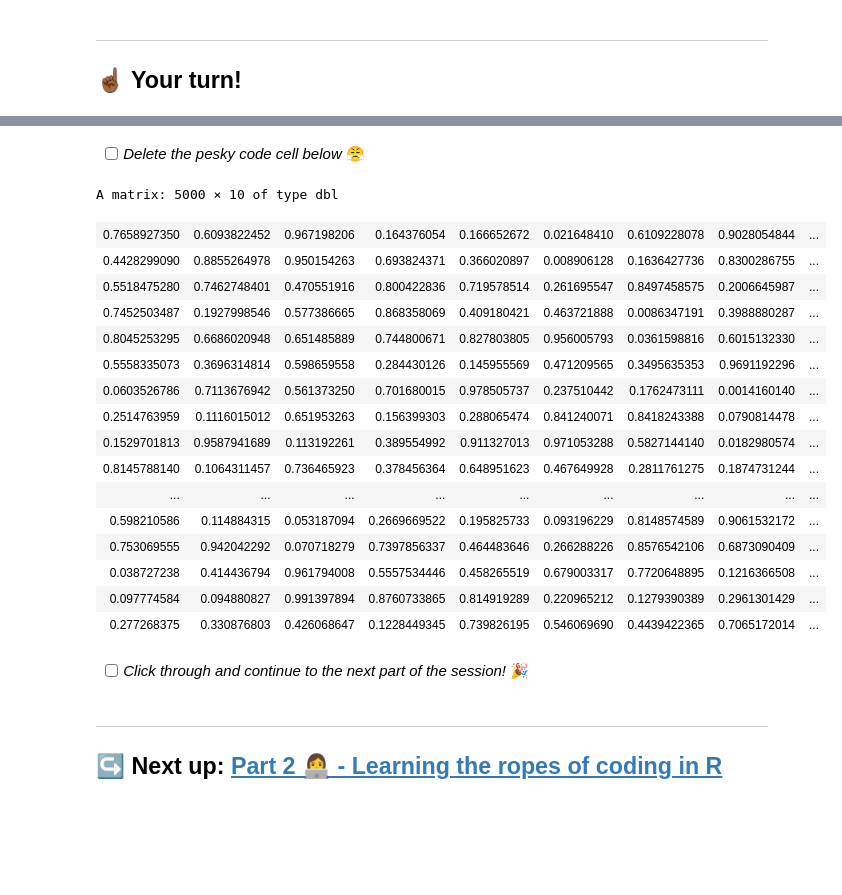
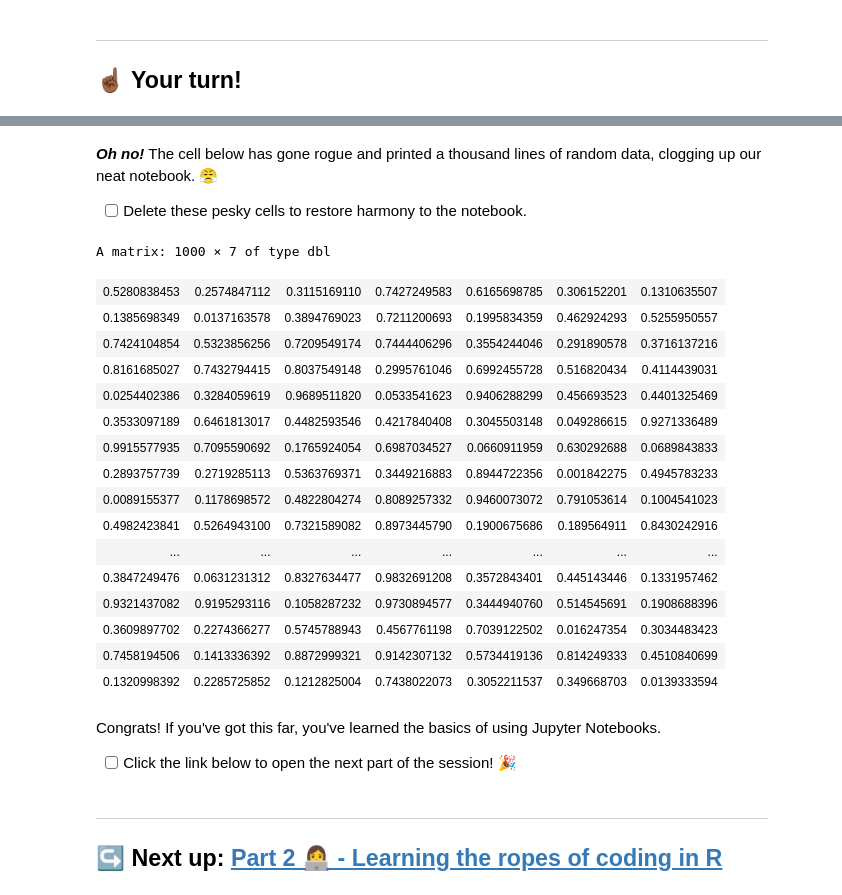
Before and after one commit to ABS-Neural-Nets-Tutorial/Intro-To-Neural-Networks, a Jupyter notebook: notebooks/1_Navigating_Notebooks.ipynb, the cells around one changed output, grey strips where cells are left out. Cells and saved outputs as stored; diff of their text form; code cells hidden in the pictures; blank space fills up the shorter version.

Commit message:
More detail added to parts 0, 1 and 4

```diff
--- a/notebooks/1_Navigating_Notebooks.ipynb
+++ b/notebooks/1_Navigating_Notebooks.ipynb
@@ -130,28 +152,31 @@ ggplot(data = df, aes(x, y)) +
 # %% [markdown]
-- [ ] *Delete the pesky code cell below* 😤
+***Oh no!*** The cell below has gone rogue and printed a thousand lines of random data, clogging up our neat notebook. 😤
+- [ ]  Delete these pesky cells to restore harmony to the notebook.
 # %%
-options(repr.matrix.max.rows = 500)
-matrix(runif(50000), nrow = 5000)
+options(repr.matrix.max.rows = 1000)
+matrix(runif(1000*7), nrow = 1000)
 # %% [output]
-A matrix: 5000 × 10 of type dbl
+A matrix: 1000 × 7 of type dbl
-| 0.7658927350 | 0.6093822452 | 0.967198206 | 0.164376054 | 0.166652672 | 0.021648410 | 0.6109228078 | 0.9028054844 | ... |
-| 0.4428299090 | 0.8855264978 | 0.950154263 | 0.693824371 | 0.366020897 | 0.008906128 | 0.1636427736 | 0.8300286755 | ... |
-| 0.5518475280 | 0.7462748401 | 0.470551916 | 0.800422836 | 0.719578514 | 0.261695547 | 0.8497458575 | 0.2006645987 | ... |
-| 0.7452503487 | 0.1927998546 | 0.577386665 | 0.868358069 | 0.409180421 | 0.463721888 | 0.0086347191 | 0.3988880287 | ... |
-| 0.8045253295 | 0.6686020948 | 0.651485889 | 0.744800671 | 0.827803805 | 0.956005793 | 0.0361598816 | 0.6015132330 | ... |
-| 0.5558335073 | 0.3696314814 | 0.598659558 | 0.284430126 | 0.145955569 | 0.471209565 | 0.3495635353 | 0.9691192296 | ... |
-| 0.0603526786 | 0.7113676942 | 0.561373250 | 0.701680015 | 0.978505737 | 0.237510442 | 0.1762473111 | 0.0014160140 | ... |
-| 0.2514763959 | 0.1116015012 | 0.651953263 | 0.156399303 | 0.288065474 | 0.841240071 | 0.8418243388 | 0.0790814478 | ... |
-| 0.1529701813 | 0.9587941689 | 0.113192261 | 0.389554992 | 0.911327013 | 0.971053288 | 0.5827144140 | 0.0182980574 | ... |
-| 0.8145788140 | 0.1064311457 | 0.736465923 | 0.378456364 | 0.648951623 | 0.467649928 | 0.2811761275 | 0.1874731244 | ... |
-| ... | ... | ... | ... | ... | ... | ... | ... | ... |
-| 0.598210586 | 0.114884315 | 0.053187094 | 0.2669669522 | 0.195825733 | 0.093196229 | 0.8148574589 | 0.9061532172 | ... |
-| 0.753069555 | 0.942042292 | 0.070718279 | 0.7397856337 | 0.464483646 | 0.266288226 | 0.8576542106 | 0.6873090409 | ... |
-| 0.038727238 | 0.414436794 | 0.961794008 | 0.5557534446 | 0.458265519 | 0.679003317 | 0.7720648895 | 0.1216366508 | ... |
-| 0.097774584 | 0.094880827 | 0.991397894 | 0.8760733865 | 0.814919289 | 0.220965212 | 0.1279390389 | 0.2961301429 | ... |
-| 0.277268375 | 0.330876803 | 0.426068647 | 0.1228449345 | 0.739826195 | 0.546069690 | 0.4439422365 | 0.7065172014 | ... |
+| 0.5280838453 | 0.2574847112 | 0.3115169110 | 0.7427249583 | 0.6165698785 | 0.306152201 | 0.1310635507 |
+| 0.1385698349 | 0.0137163578 | 0.3894769023 | 0.7211200693 | 0.1995834359 | 0.462924293 | 0.5255950557 |
+| 0.7424104854 | 0.5323856256 | 0.7209549174 | 0.7444406296 | 0.3554244046 | 0.291890578 | 0.3716137216 |
+| 0.8161685027 | 0.7432794415 | 0.8037549148 | 0.2995761046 | 0.6992455728 | 0.516820434 | 0.4114439031 |
+| 0.0254402386 | 0.3284059619 | 0.9689511820 | 0.0533541623 | 0.9406288299 | 0.456693523 | 0.4401325469 |
+| 0.3533097189 | 0.6461813017 | 0.4482593546 | 0.4217840408 | 0.3045503148 | 0.049286615 | 0.9271336489 |
+| 0.9915577935 | 0.7095590692 | 0.1765924054 | 0.6987034527 | 0.0660911959 | 0.630292688 | 0.0689843833 |
+| 0.2893757739 | 0.2719285113 | 0.5363769371 | 0.3449216883 | 0.8944722356 | 0.001842275 | 0.4945783233 |
+| 0.0089155377 | 0.1178698572 | 0.4822804274 | 0.8089257332 | 0.9460073072 | 0.791053614 | 0.1004541023 |
+| 0.4982423841 | 0.5264943100 | 0.7321589082 | 0.8973445790 | 0.1900675686 | 0.189564911 | 0.8430242916 |
+| ... | ... | ... | ... | ... | ... | ... |
+| 0.3847249476 | 0.0631231312 | 0.8327634477 | 0.9832691208 | 0.3572843401 | 0.445143446 | 0.1331957462 |
+| 0.9321437082 | 0.9195293116 | 0.1058287232 | 0.9730894577 | 0.3444940760 | 0.514545691 | 0.1908688396 |
+| 0.3609897702 | 0.2274366277 | 0.5745788943 | 0.4567761198 | 0.7039122502 | 0.016247354 | 0.3034483423 |
+| 0.7458194506 | 0.1413336392 | 0.8872999321 | 0.9142307132 | 0.5734419136 | 0.814249333 | 0.4510840699 |
+| 0.1320998392 | 0.2285725852 | 0.1212825004 | 0.7438022073 | 0.3052211537 | 0.349668703 | 0.0139333594 |
 # %% [markdown]
-- [ ] *Click through and continue to the next part of the session!* 🎉
+Congrats! If you've got this far, you've learned the basics of using Jupyter Notebooks.
+
+- [ ] Click the link below to open the next part of the session! 🎉
 # %% [markdown]
 ---
 ## ↪️ Next up: [Part 2 👩‍💻 - Learning the ropes of coding in R](./2_Learning_R.ipynb)
```
Also changed, not shown: parts of 22 cells of this notebook, 4 other files.
